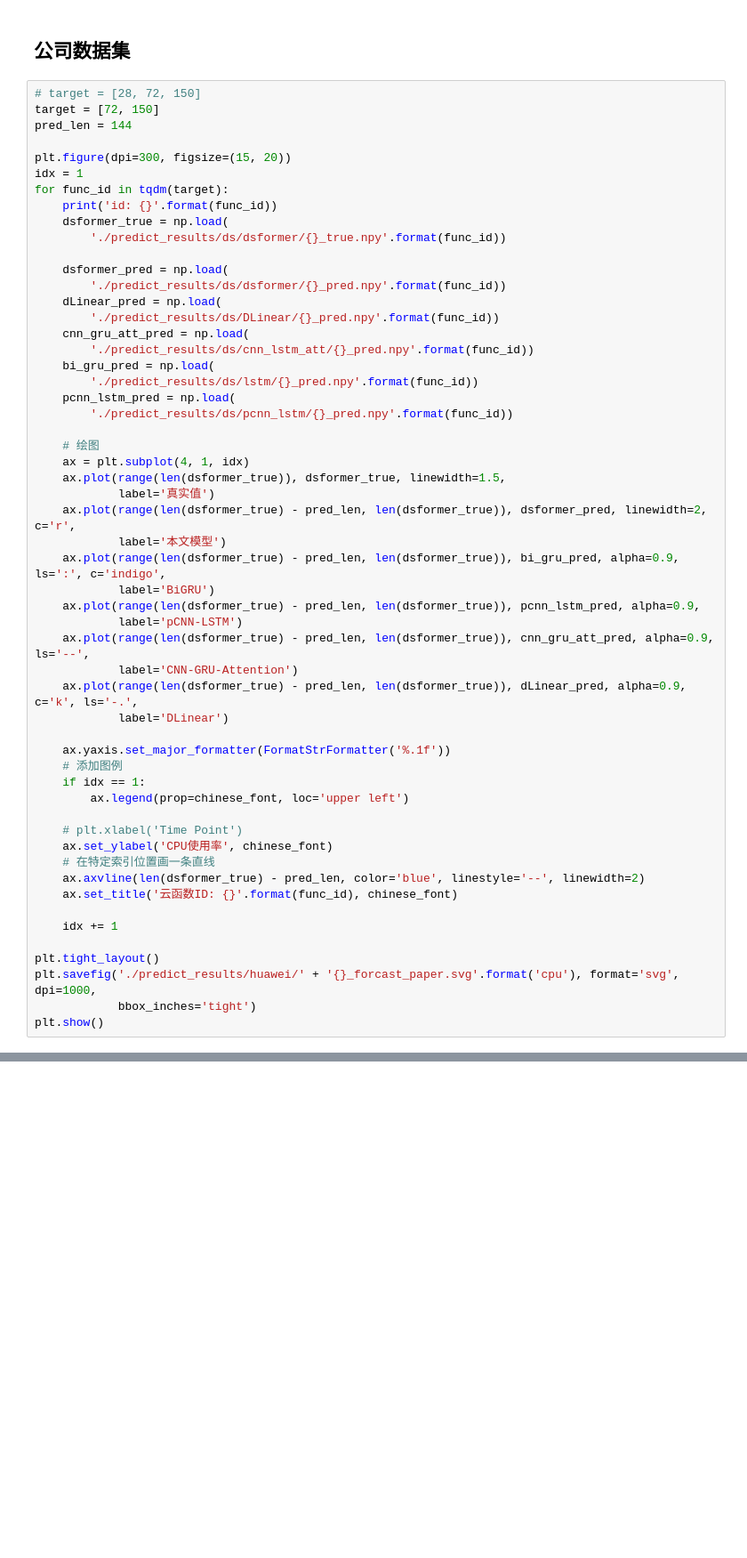
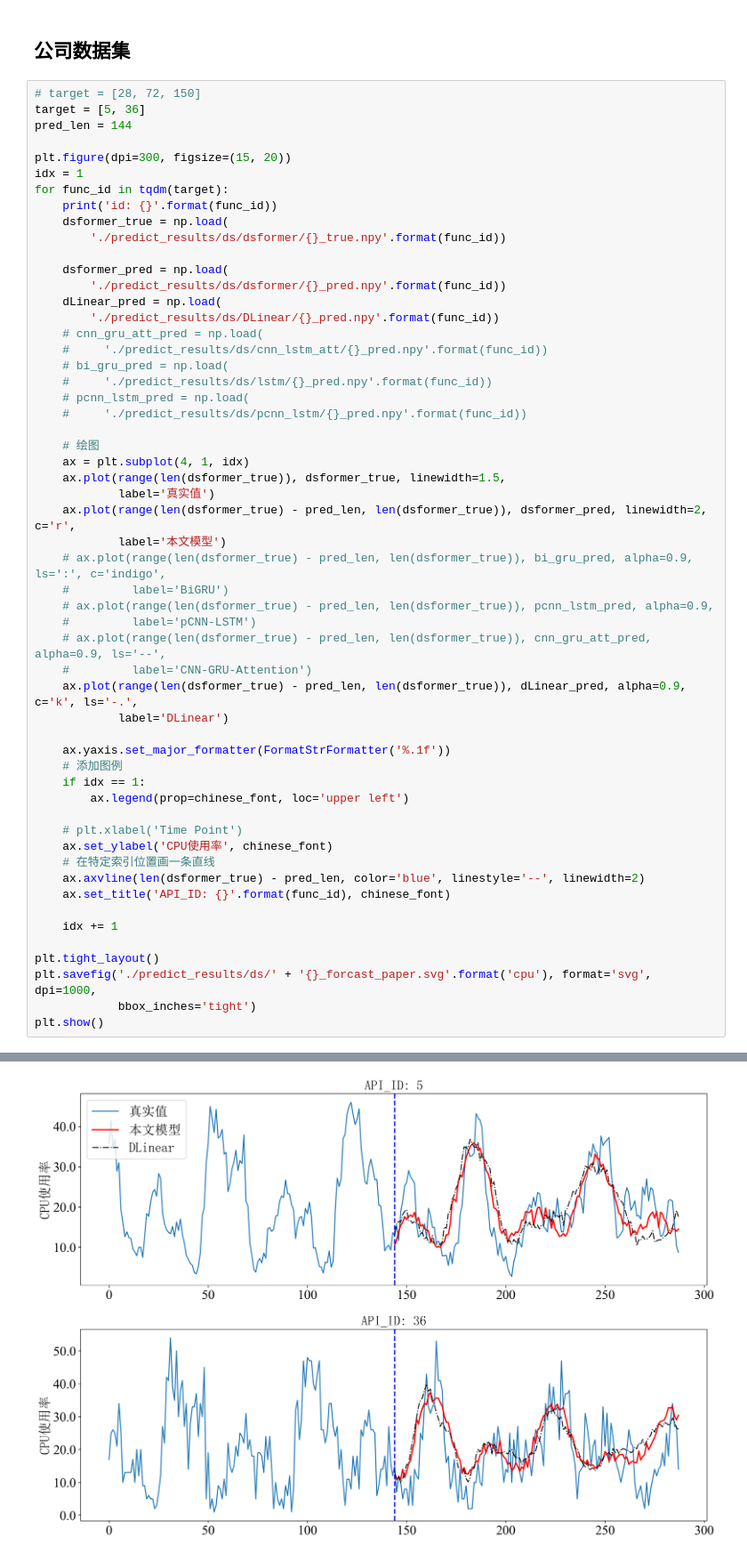
Before and after one commit to conghuhu/container_ts_prediction, a Jupyter notebook: predict_show.ipynb, the cells around one changed output, grey strips where cells are left out. Shown at 89% size. Cells and saved outputs as stored; diff of their text form; blank space fills up the shorter version.

```diff
--- a/predict_show.ipynb
+++ b/predict_show.ipynb
@@ -162,7 +162,7 @@ id: 150
 ## 公司数据集
 # %%
 # target = [28, 72, 150]
-target = [72, 150]
+target = [5, 36]
 pred_len = 144
 
 plt.figure(dpi=300, figsize=(15, 20))
@@ -176,12 +176,12 @@ for func_id in tqdm(target):
         './predict_results/ds/dsformer/{}_pred.npy'.format(func_id))
     dLinear_pred = np.load(
         './predict_results/ds/DLinear/{}_pred.npy'.format(func_id))
-    cnn_gru_att_pred = np.load(
-        './predict_results/ds/cnn_lstm_att/{}_pred.npy'.format(func_id))
-    bi_gru_pred = np.load(
-        './predict_results/ds/lstm/{}_pred.npy'.format(func_id))
-    pcnn_lstm_pred = np.load(
-        './predict_results/ds/pcnn_lstm/{}_pred.npy'.format(func_id))
+    # cnn_gru_att_pred = np.load(
+    #     './predict_results/ds/cnn_lstm_att/{}_pred.npy'.format(func_id))
+    # bi_gru_pred = np.load(
+    #     './predict_results/ds/lstm/{}_pred.npy'.format(func_id))
+    # pcnn_lstm_pred = np.load(
+    #     './predict_results/ds/pcnn_lstm/{}_pred.npy'.format(func_id))
 
     # 绘图
     ax = plt.subplot(4, 1, idx)
@@ -189,12 +189,12 @@ for func_id in tqdm(target):
             label='真实值')
     ax.plot(range(len(dsformer_true) - pred_len, len(dsformer_true)), dsformer_pred, linewidth=2, c='r',
             label='本文模型')
-    ax.plot(range(len(dsformer_true) - pred_len, len(dsformer_true)), bi_gru_pred, alpha=0.9, ls=':', c='indigo',
-            label='BiGRU')
-    ax.plot(range(len(dsformer_true) - pred_len, len(dsformer_true)), pcnn_lstm_pred, alpha=0.9,
-            label='pCNN-LSTM')
-    ax.plot(range(len(dsformer_true) - pred_len, len(dsformer_true)), cnn_gru_att_pred, alpha=0.9, ls='--',
-            label='CNN-GRU-Attention')
+    # ax.plot(range(len(dsformer_true) - pred_len, len(dsformer_true)), bi_gru_pred, alpha=0.9, ls=':', c='indigo',
+    #         label='BiGRU')
+    # ax.plot(range(len(dsformer_true) - pred_len, len(dsformer_true)), pcnn_lstm_pred, alpha=0.9,
+    #         label='pCNN-LSTM')
+    # ax.plot(range(len(dsformer_true) - pred_len, len(dsformer_true)), cnn_gru_att_pred, alpha=0.9, ls='--',
+    #         label='CNN-GRU-Attention')
     ax.plot(range(len(dsformer_true) - pred_len, len(dsformer_true)), dLinear_pred, alpha=0.9, c='k', ls='-.',
             label='DLinear')
 
@@ -207,11 +207,12 @@ for func_id in tqdm(target):
     ax.set_ylabel('CPU使用率', chinese_font)
     # 在特定索引位置画一条直线
     ax.axvline(len(dsformer_true) - pred_len, color='blue', linestyle='--', linewidth=2)
-    ax.set_title('云函数ID: {}'.format(func_id), chinese_font)
+    ax.set_title('API_ID: {}'.format(func_id), chinese_font)
 
     idx += 1
 
 plt.tight_layout()
-plt.savefig('./predict_results/huawei/' + '{}_forcast_paper.svg'.format('cpu'), format='svg', dpi=1000,
+plt.savefig('./predict_results/ds/' + '{}_forcast_paper.svg'.format('cpu'), format='svg', dpi=1000,
             bbox_inches='tight')
 plt.show()
+# %% [output]
@@ -217,0 +221 @@ plt.show()
+[figure, added]
```
Also changed, not shown: parts of 1 cell of this notebook, 14 other files.
